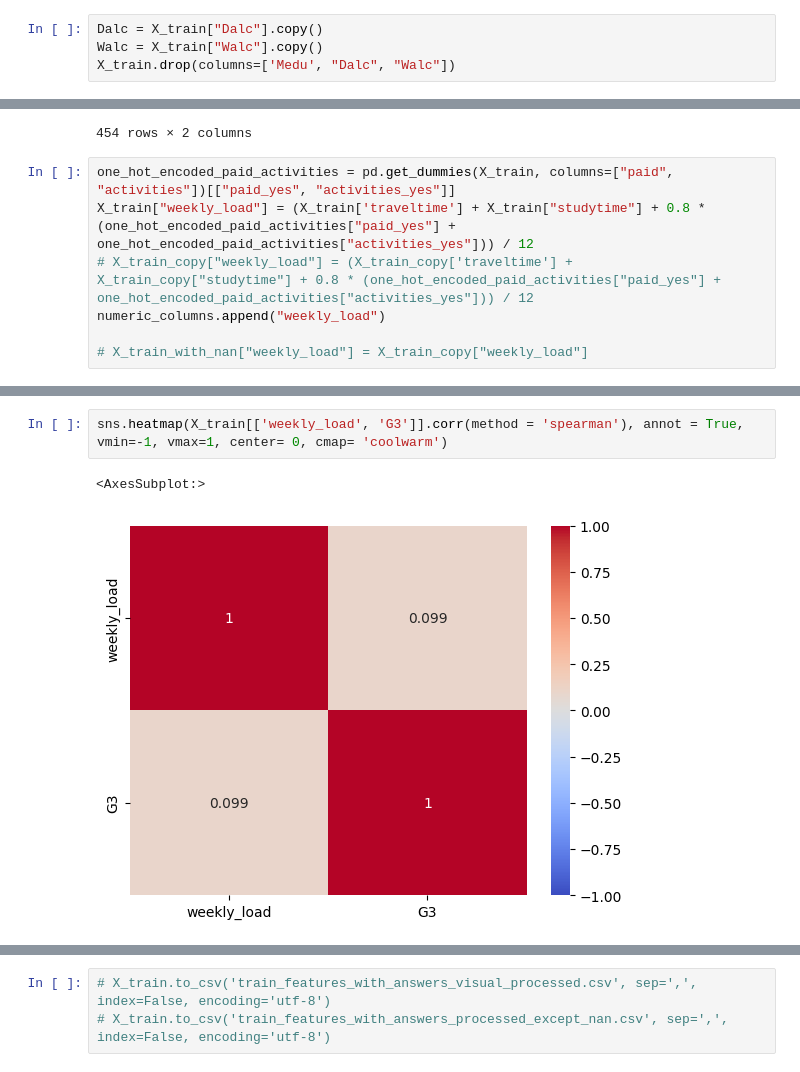
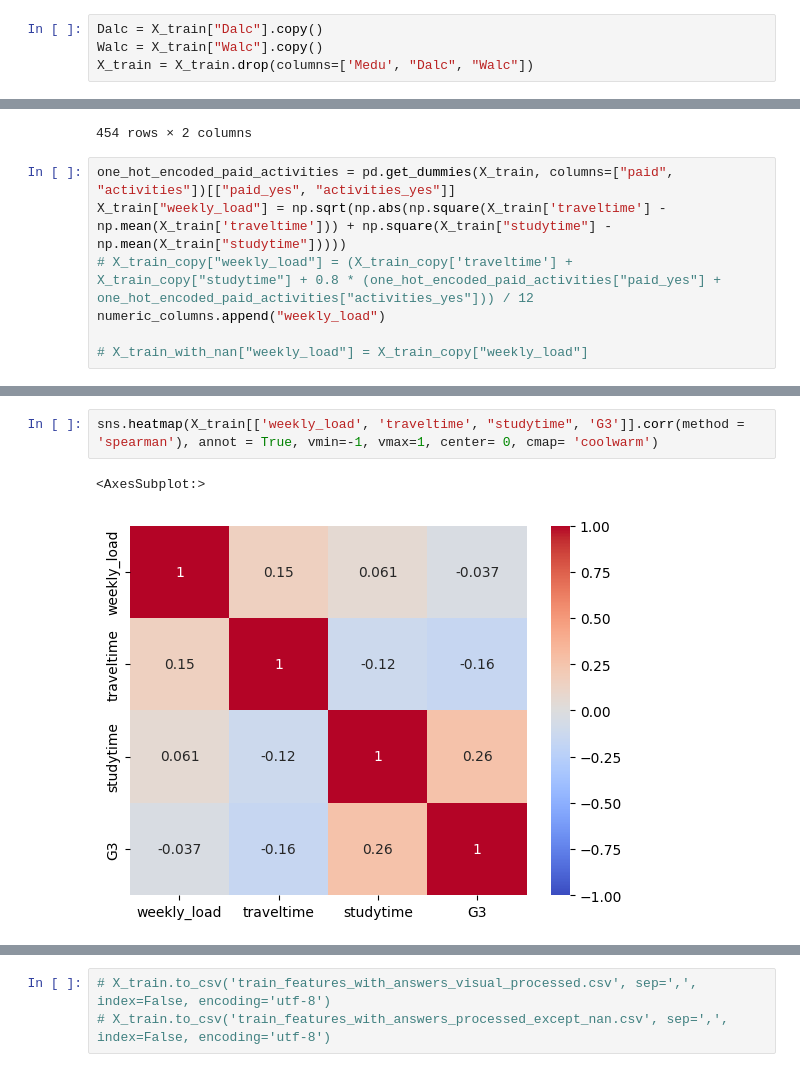
Before and after one commit to OfLoopa/ml_mipt_dafe, a Jupyter notebook: homeworks/hw_1_updated/hw_1_EDA.ipynb, the cells around one changed output, grey strips where cells are left out. Saved outputs shown, nothing was run; the diff lists cells and outputs as text.

```diff
--- a/homeworks/hw_1_updated/hw_1_EDA.ipynb
+++ b/homeworks/hw_1_updated/hw_1_EDA.ipynb
@@ -606,4 +609,4 @@ Column 'Alcohol Consumption':
 # %%
 Dalc = X_train["Dalc"].copy()
 Walc = X_train["Walc"].copy()
-X_train.drop(columns=['Medu', "Dalc", "Walc"])
+X_train = X_train.drop(columns=['Medu', "Dalc", "Walc"])
@@ -701,7 +729,7 @@ one_hot_encoded_paid_activities
 454 rows × 2 columns
 # %%
 one_hot_encoded_paid_activities = pd.get_dummies(X_train, columns=["paid", "activities"])[["paid_yes", "activities_yes"]]
-X_train["weekly_load"] = (X_train['traveltime'] + X_train["studytime"] + 0.8 * (one_hot_encoded_paid_activities["paid_yes"] + one_hot_encoded_paid_activities["activities_yes"])) / 12
+X_train["weekly_load"] = np.sqrt(np.abs(np.square(X_train['traveltime'] - np.mean(X_train['traveltime'])) + np.square(X_train["studytime"] - np.mean(X_train["studytime"]))))
 # X_train_copy["weekly_load"] = (X_train_copy['traveltime'] + X_train_copy["studytime"] + 0.8 * (one_hot_encoded_paid_activities["paid_yes"] + one_hot_encoded_paid_activities["activities_yes"])) / 12
 numeric_columns.append("weekly_load")
 
@@ -714,5 +742,5 @@ Column 'Weekly_load':
 # %%
-sns.heatmap(X_train[['weekly_load', 'G3']].corr(method = 'spearman'), annot = True, vmin=-1, vmax=1, center= 0, cmap= 'coolwarm')
+sns.heatmap(X_train[['weekly_load', 'traveltime', "studytime", 'G3']].corr(method = 'spearman'), annot = True, vmin=-1, vmax=1, center= 0, cmap= 'coolwarm')
 # %% [output]
 <AxesSubplot:>
-[figure, old version]
+[figure, new version]
```
Also changed, not shown: parts of 42 cells of this notebook.
